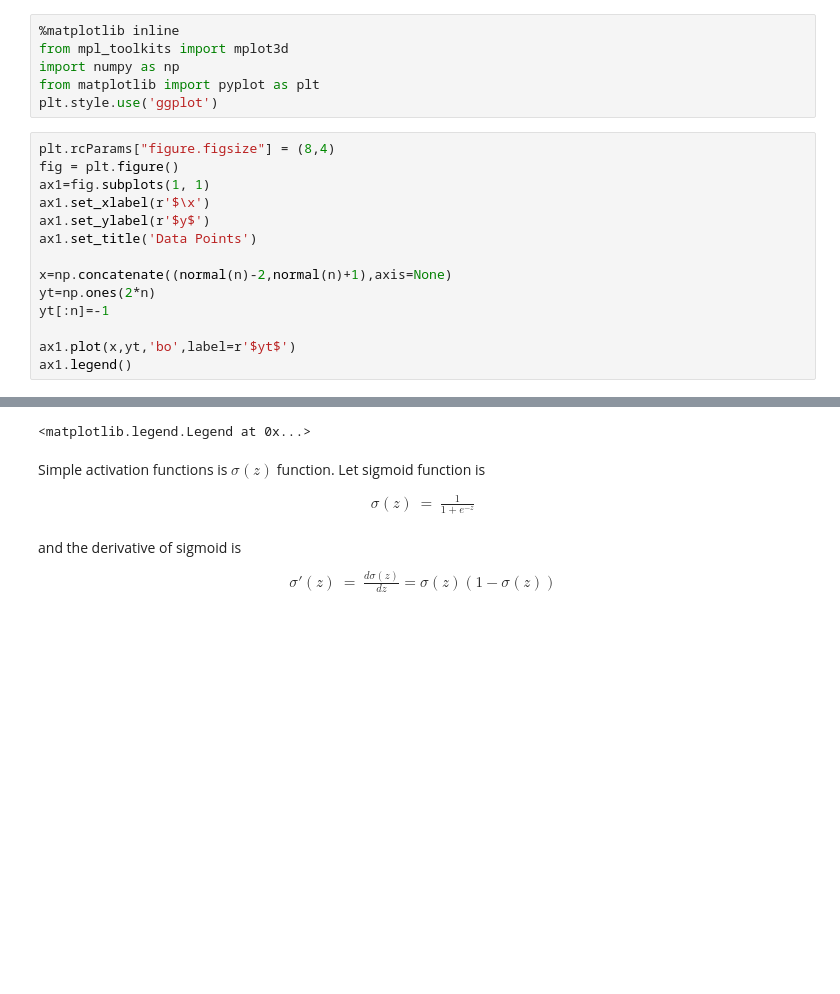
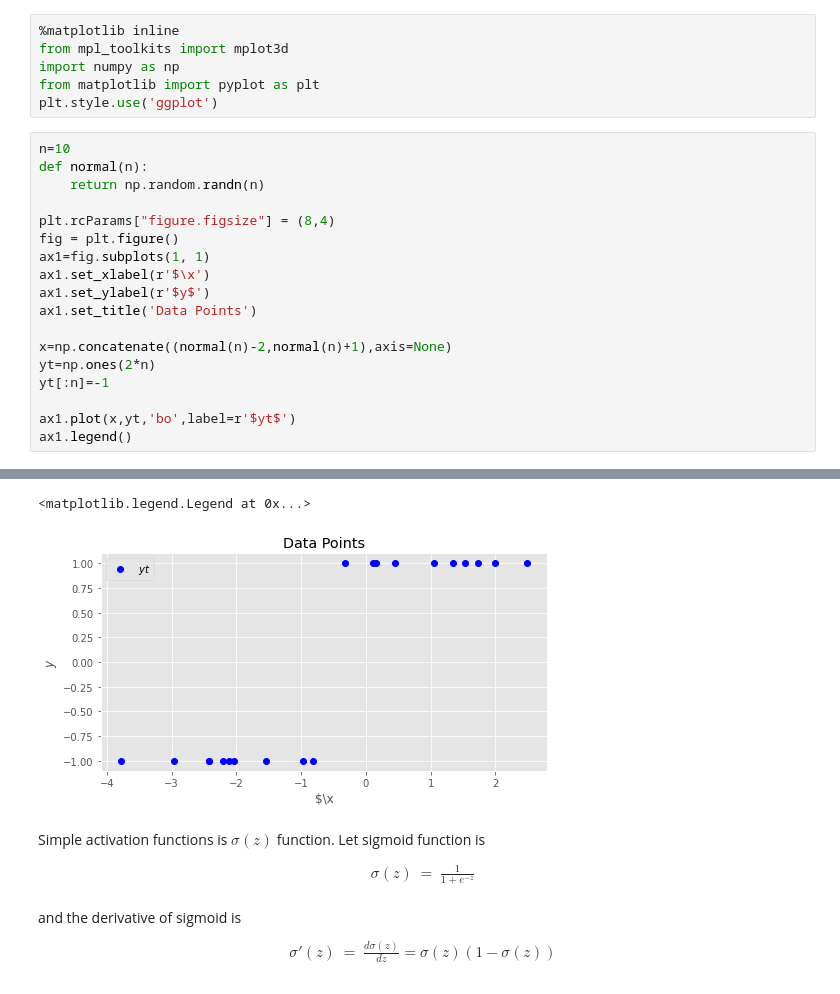
Before and after one commit to wasit7/dsi441_2022, a Jupyter notebook: 02.3 Activation Function.ipynb, the cells around one changed output, grey strips where cells are left out. Drawn from its saved outputs; the diff is of its cells as text; blank space fills up the shorter version.

```diff
--- a/02.3 Activation Function.ipynb
+++ b/02.3 Activation Function.ipynb
@@ -5,6 +5,10 @@ import numpy as np
 from matplotlib import pyplot as plt
 plt.style.use('ggplot')
 # %%
+n=10
+def normal(n):
+    return np.random.randn(n)
+
 plt.rcParams["figure.figsize"] = (8,4)
 fig = plt.figure()
 ax1=fig.subplots(1, 1)
@@ -24,4 +26,5 @@ ax1.legend()
 <matplotlib.legend.Legend at 0x...>
+[figure, added]
 # %% [markdown]
 Simple activation functions is $\sigma(z)$  function.
 Let sigmoid function is
```
Also changed, not shown: parts of 2 cells of this notebook, 6 other files.
